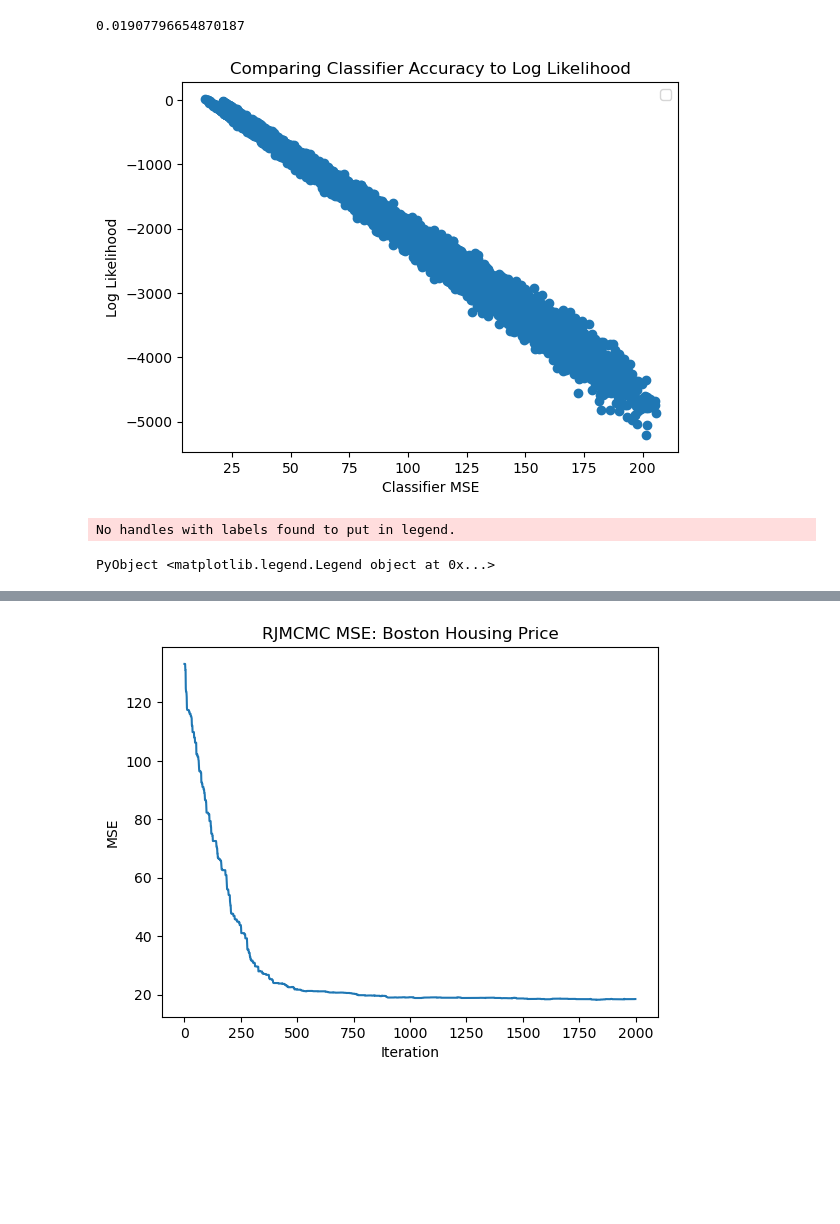
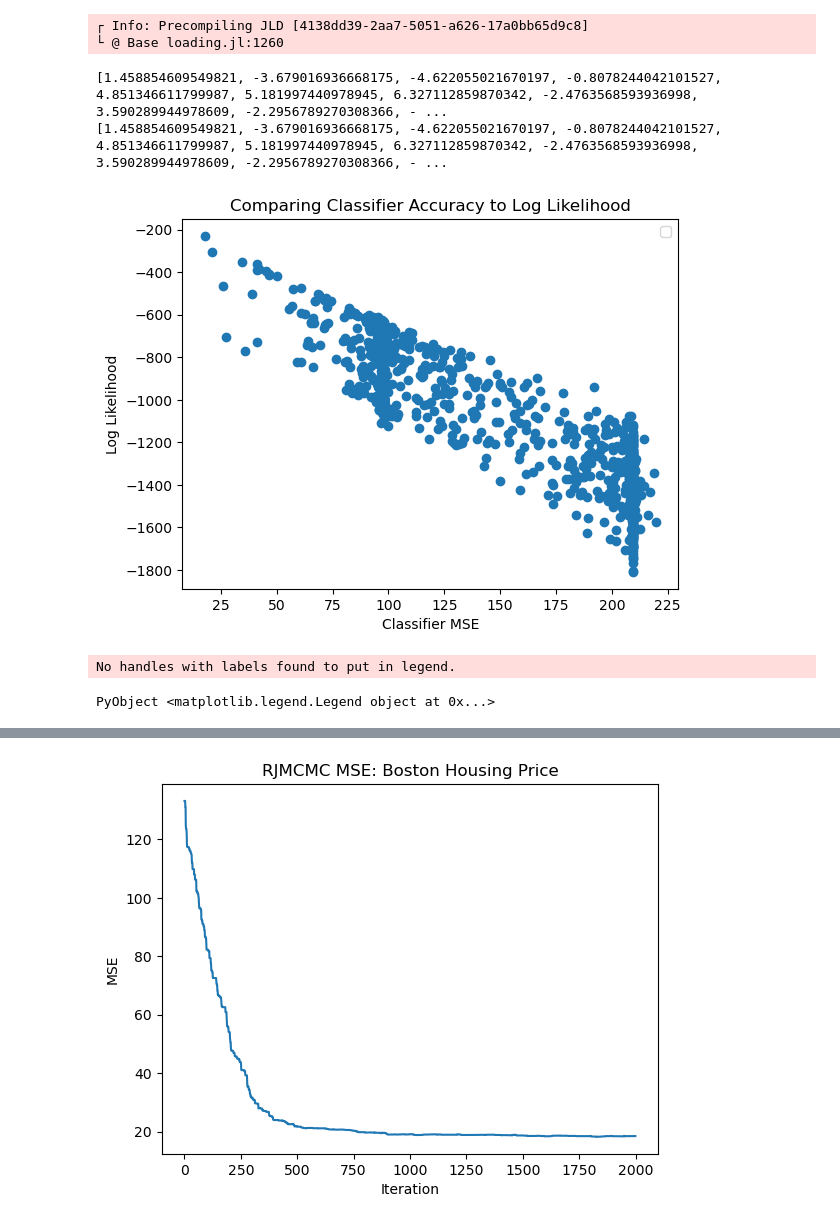
Before and after one commit to jberezow/RJMCMC, a Jupyter notebook: Thesis-RegressionBH.ipynb, the cells around one changed output, grey strips where cells are left out. Saved outputs shown, nothing was run; the diff lists cells and outputs as text; code cells hidden in the pictures; blank space fills up the shorter version.

```diff
--- a/Thesis-RegressionBH.ipynb
+++ b/Thesis-RegressionBH.ipynb
@@ -11,8 +11,24 @@ using JLD
 using StatsBase
 include("hmc_mod.jl")
 include("helper_functions.jl")
-include("rj_proposals.jl")
-include("NUTS.jl");
+include("rj_proposals_layers.jl")
+include("NUTS_CS.jl");
+# %% [output]
+┌ Info: Precompiling JLD [4138dd39-2aa7-5051-a626-17a0bb65d9c8]
+└ @ Base loading.jl:1260
+# %%
+include("rj_proposals_layers.jl")
+obs_master = choicemap()::ChoiceMap
+obs_master[:y] = y
+obs = obs_master;
+Random.seed!(1)
+(trace,) = generate(interpolator, (x,), obs)
+println(trace[(:W,1)])
+(new_trace,q) = layer_birth(trace)
+println(new_trace[(:W,1)])
+# %% [output]
+[1.458854609549821, -3.679016936668175, -4.622055021670197, -0.8078244042101527, 4.851346611799987, 5.181997440978945, 6.327112859870342, -2.4763568593936998, 3.590289944978609, -2.2956789270308366, - ...
+[1.458854609549821, -3.679016936668175, -4.622055021670197, -0.8078244042101527, 4.851346611799987, 5.181997440978945, 6.327112859870342, -2.4763568593936998, 3.590289944978609, -2.2956789270308366, - ...
 # %%
 #---------------------------
 #Load Boston Housing Dataset
@@ -180,57 +198,49 @@ end;
 #println(best_trace[:τ₃])
 
 test_scores = interpolator(x);
-# %%
-#Register Observed Data - Bernoulli
-obs_master = choicemap()::ChoiceMap
-obs_master[:y] = y
-obs = obs_master;
-
-scores = []
-mses = []
-ks = []
-best_traces = []
-(best_trace,) = generate(interpolator, (x,), obs)
-best_score = get_score(best_trace)
-best_pred_y = Flux.σ.(G(x, best_trace))
-best_mse = mse_regression(best_pred_y, y)
-println(1/best_trace[:τᵧ])
-# %% [output]
-0.01907796654870187
 # %%
 #----------------
 #Test Likelihood
 #----------------
+scores = []
+mses = []
+ks = []
+best_traces = []
+(best_trace,) = generate(interpolator, (x,), obs)
+best_score = get_score(best_trace)
+best_pred_y = Flux.σ.(G(x, best_trace))
+best_mse = mse_regression(best_pred_y, y)
+
 function likelihood(best_trace, best_mse, best_score)
     obs = obs_master;
     (trace,) = generate(interpolator, (x,), obs)
 
     pred_y = Flux.σ.(G(x, trace))
     mse = mse_regression(pred_y, y)
     score = get_score(trace)
 
     if mse > best_mse
         best_mse = mse
         best_score = score
         best_trace = trace
         best_pred_y = pred_y
     end
     push!(scores,score)
     push!(mses,mse)
     return(best_trace, best_mse, best_score)
 end;
 
-for i=1:10000
+for i=1:1000
     best_trace, best_mse, best_score = likelihood(best_trace, best_mse, best_score)
 end
 
 PyPlot.scatter(mses, scores)
 plt.title("Comparing Classifier Accuracy to Log Likelihood")
 plt.xlabel("Classifier MSE")
 plt.ylabel("Log Likelihood")
 #plt.ylim(-100,1)
 plt.legend()
 # %% [output]
-[figure, old version]
+[figure, new version]
 No handles with labels found to put in legend.
 PyObject <matplotlib.legend.Legend object at 0x...>
```
Also changed, not shown: parts of 7 cells of this notebook, 2 other files.
